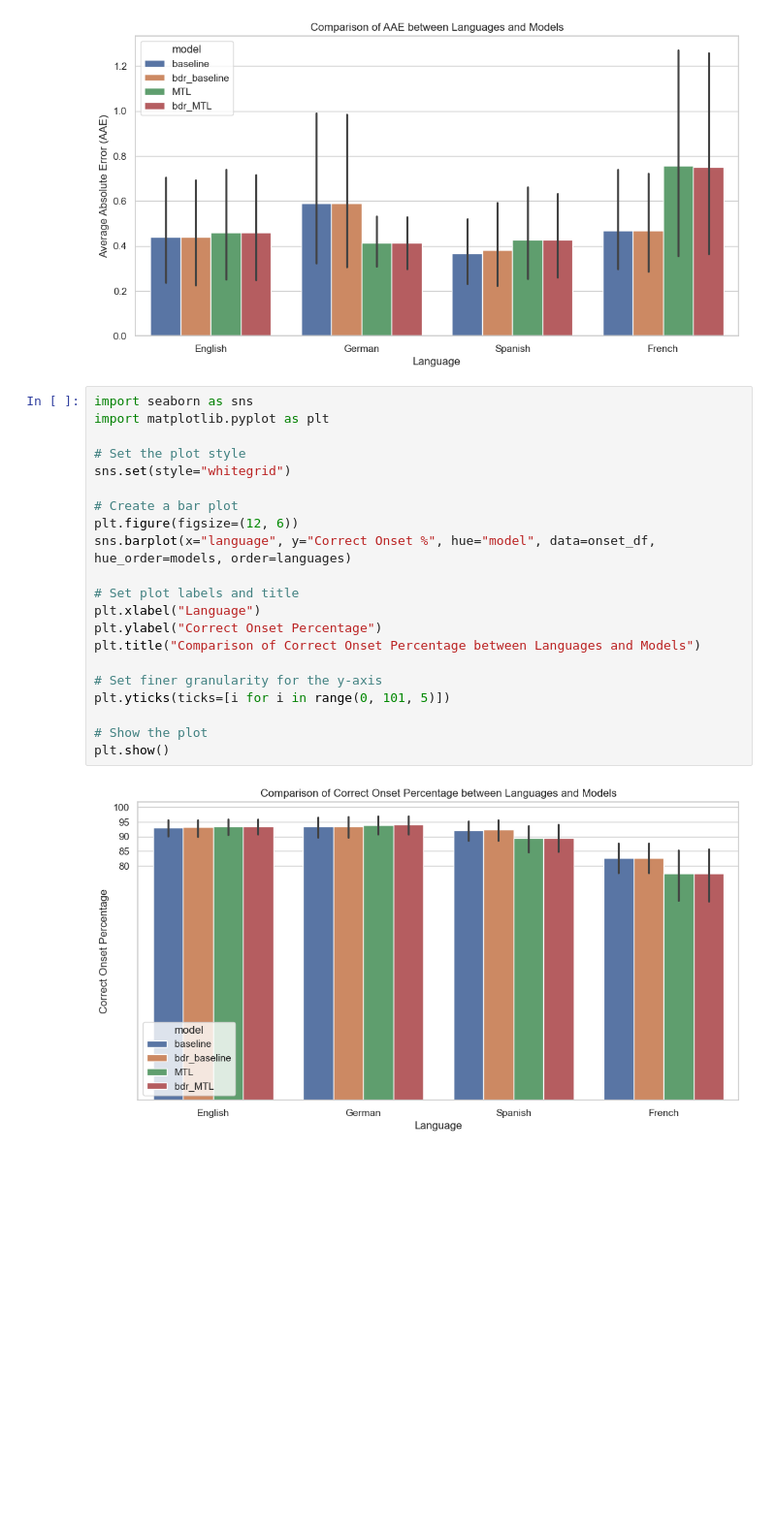
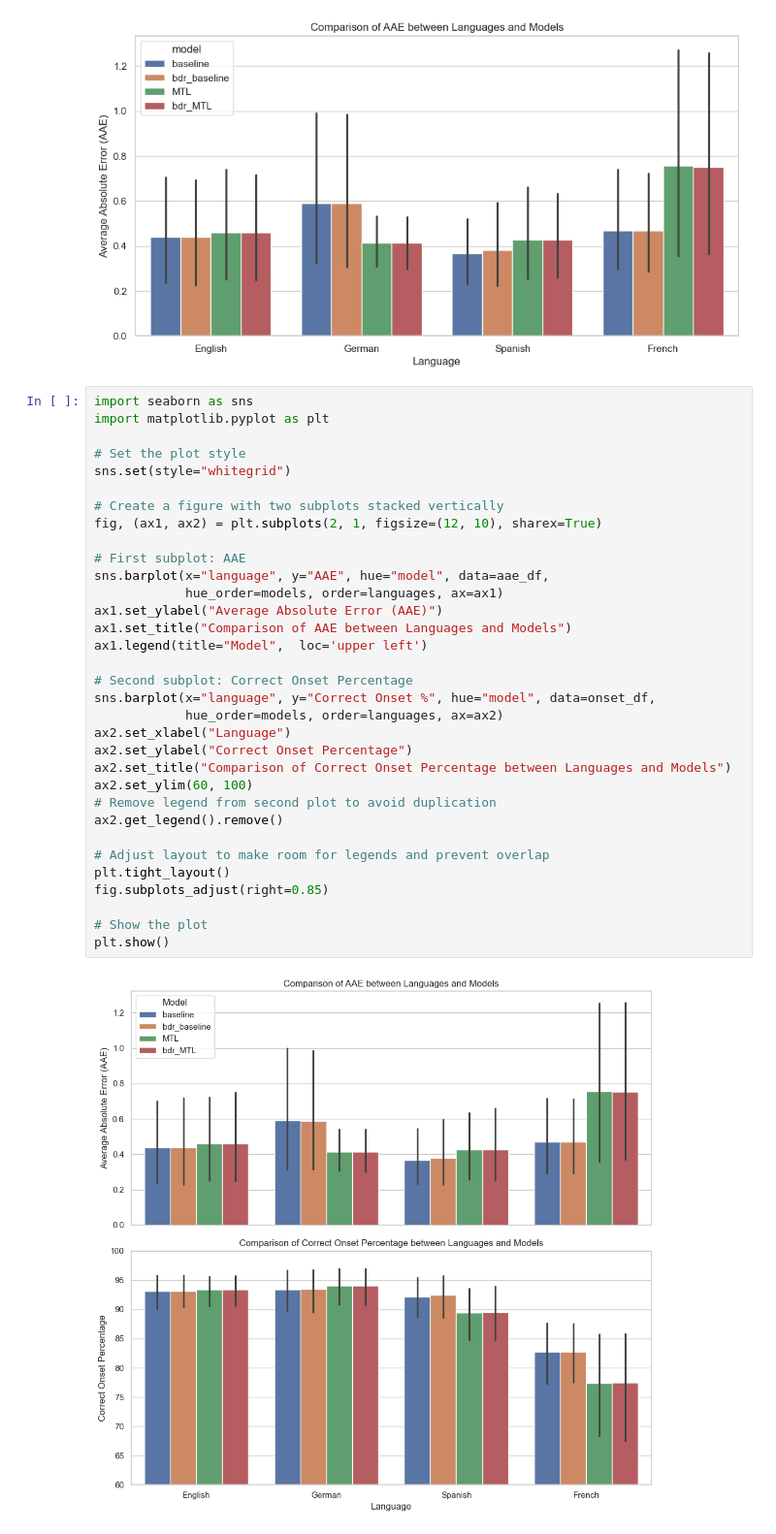
Before and after one commit to bensapirstein/lyrics-alignment, a Jupyter notebook: evaluate.ipynb, the cells around one changed output. Shown at 97% size. Saved outputs shown, nothing was run; the diff lists cells and outputs as text; blank space fills up the shorter version.

```diff
--- a/evaluate.ipynb
+++ b/evaluate.ipynb
@@ -186,23 +186,35 @@ plt.show()
 # %%
 import seaborn as sns
 import matplotlib.pyplot as plt
 
 # Set the plot style
 sns.set(style="whitegrid")
 
-# Create a bar plot
-plt.figure(figsize=(12, 6))
-sns.barplot(x="language", y="Correct Onset %", hue="model", data=onset_df, hue_order=models, order=languages)
+# Create a figure with two subplots stacked vertically
+fig, (ax1, ax2) = plt.subplots(2, 1, figsize=(12, 10), sharex=True)
 
-# Set plot labels and title
-plt.xlabel("Language")
-plt.ylabel("Correct Onset Percentage")
-plt.title("Comparison of Correct Onset Percentage between Languages and Models")
+# First subplot: AAE
+sns.barplot(x="language", y="AAE", hue="model", data=aae_df,
+            hue_order=models, order=languages, ax=ax1)
+ax1.set_ylabel("Average Absolute Error (AAE)")
+ax1.set_title("Comparison of AAE between Languages and Models")
+ax1.legend(title="Model",  loc='upper left')
 
-# Set finer granularity for the y-axis
-plt.yticks(ticks=[i for i in range(0, 101, 5)])
+# Second subplot: Correct Onset Percentage
+sns.barplot(x="language", y="Correct Onset %", hue="model", data=onset_df,
+            hue_order=models, order=languages, ax=ax2)
+ax2.set_xlabel("Language")
+ax2.set_ylabel("Correct Onset Percentage")
+ax2.set_title("Comparison of Correct Onset Percentage between Languages and Models")
+ax2.set_ylim(60, 100)
+# Remove legend from second plot to avoid duplication
+ax2.get_legend().remove()
+
+# Adjust layout to make room for legends and prevent overlap
+plt.tight_layout()
+fig.subplots_adjust(right=0.85)
 
 # Show the plot
 plt.show()
 # %% [output]
-[figure, old version]
+[figure, new version]
```
Also changed, not shown: 1 other file.
